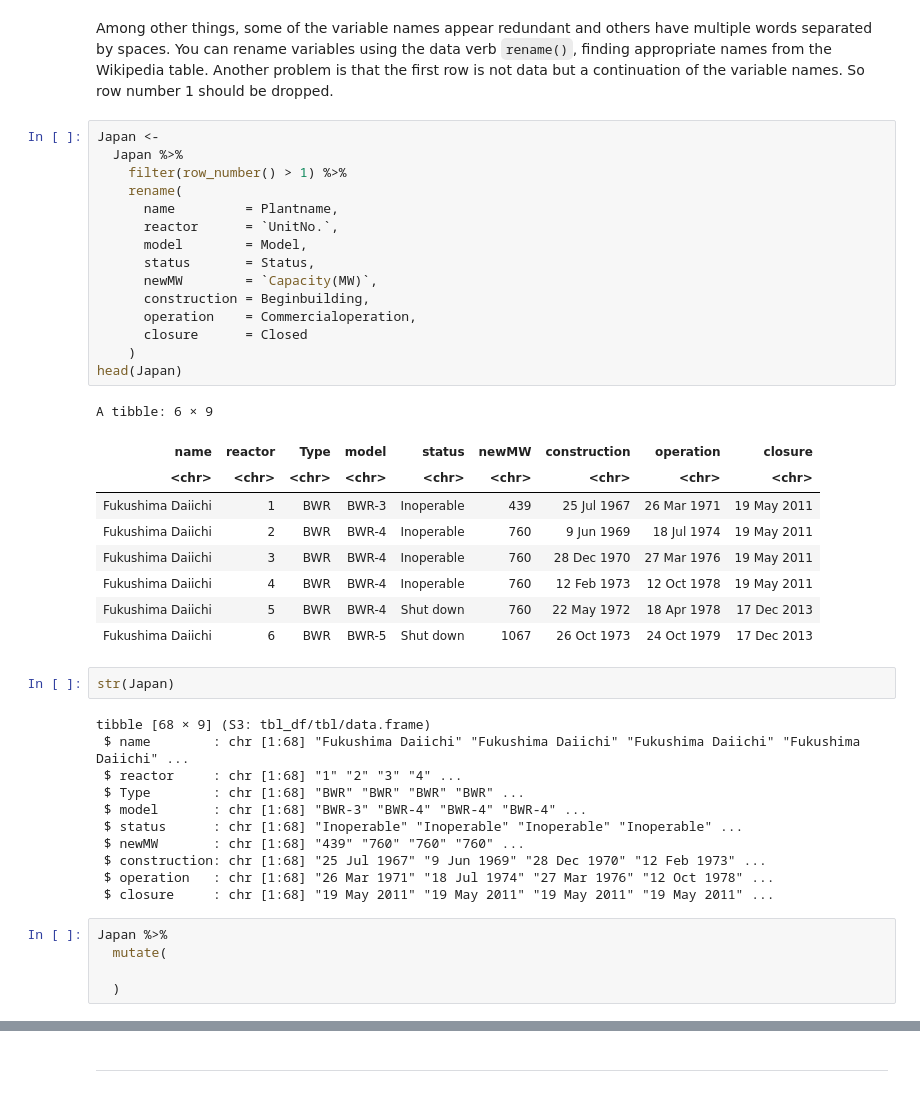
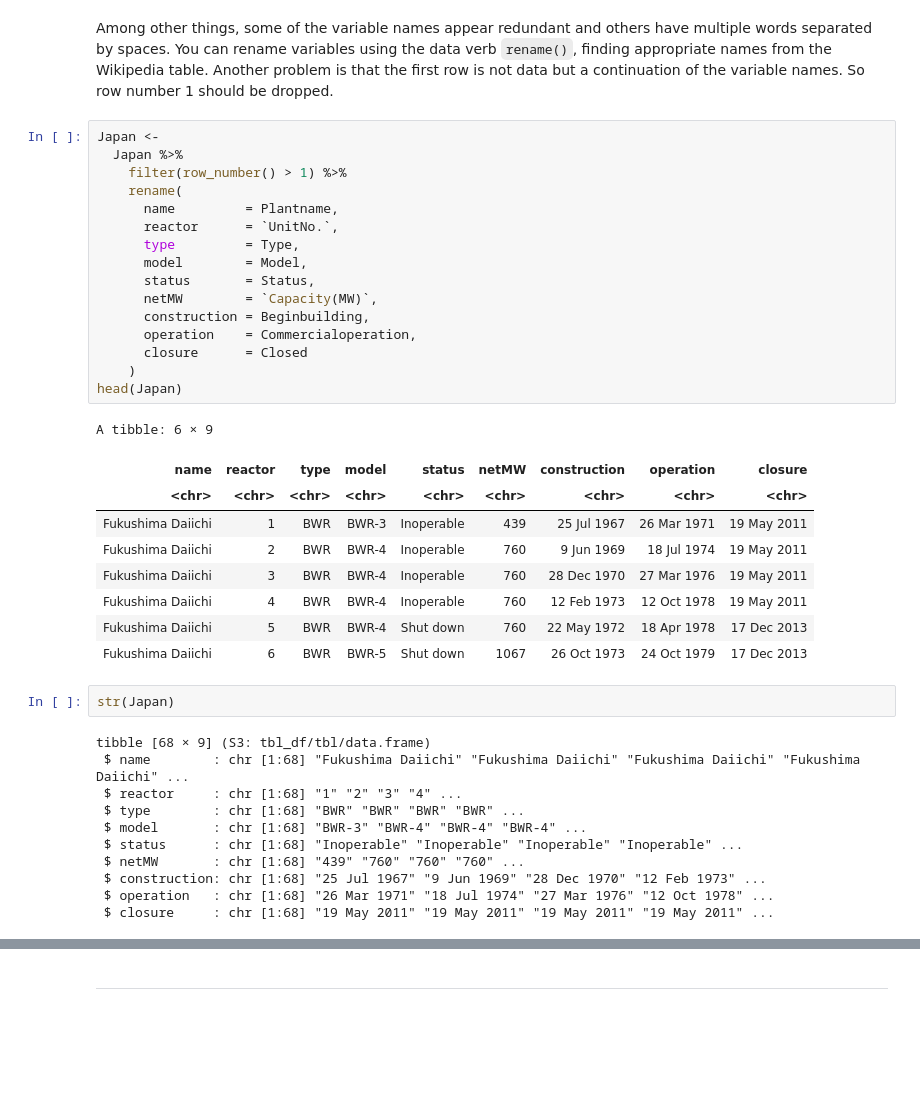
Before and after one commit to stat184-summer2023/a08-scraping-nuke-reactors-davefriedman01, a Jupyter notebook: A08.ipynb, the cells around one changed output, grey strips where cells are left out. Cells and saved outputs as stored; diff of their text form; blank space fills up the shorter version.

```diff
--- a/A08.ipynb
+++ b/A08.ipynb
@@ -83,21 +103,22 @@ Among other things, some of the variable names appear redundant and others have
 # %%
 Japan <-
   Japan %>%
     filter(row_number() > 1) %>%
     rename(
       name         = Plantname,
       reactor      = `UnitNo.`,
+      type         = Type,
       model        = Model,
       status       = Status,
-      newMW        = `Capacity(MW)`,
+      netMW        = `Capacity(MW)`,
       construction = Beginbuilding,
       operation    = Commercialoperation,
       closure      = Closed
     )
 head(Japan)
 # %% [output]
 A tibble: 6 × 9
-| name | reactor | Type | model | status | newMW | construction | operation | closure |
+| name | reactor | type | model | status | netMW | construction | operation | closure |
 | <chr> | <chr> | <chr> | <chr> | <chr> | <chr> | <chr> | <chr> | <chr> |
 | Fukushima Daiichi | 1 | BWR | BWR-3 | Inoperable | 439 | 25 Jul 1967 | 26 Mar 1971 | 19 May 2011 |
 | Fukushima Daiichi | 2 | BWR | BWR-4 | Inoperable | 760 | 9 Jun 1969 | 18 Jul 1974 | 19 May 2011 |
@@ -111,15 +132,10 @@ str(Japan)
 tibble [68 × 9] (S3: tbl_df/tbl/data.frame)
  $ name        : chr [1:68] "Fukushima Daiichi" "Fukushima Daiichi" "Fukushima Daiichi" "Fukushima Daiichi" ...
  $ reactor     : chr [1:68] "1" "2" "3" "4" ...
- $ Type        : chr [1:68] "BWR" "BWR" "BWR" "BWR" ...
+ $ type        : chr [1:68] "BWR" "BWR" "BWR" "BWR" ...
  $ model       : chr [1:68] "BWR-3" "BWR-4" "BWR-4" "BWR-4" ...
  $ status      : chr [1:68] "Inoperable" "Inoperable" "Inoperable" "Inoperable" ...
- $ newMW       : chr [1:68] "439" "760" "760" "760" ...
+ $ netMW       : chr [1:68] "439" "760" "760" "760" ...
  $ construction: chr [1:68] "25 Jul 1967" "9 Jun 1969" "28 Dec 1970" "12 Feb 1973" ...
  $ operation   : chr [1:68] "26 Mar 1971" "18 Jul 1974" "27 Mar 1976" "12 Oct 1978" ...
  $ closure     : chr [1:68] "19 May 2011" "19 May 2011" "19 May 2011" "19 May 2011" ...
-# %%
-Japan %>%
-  mutate(
-
-  )
```
Also changed, not shown: parts of 9 cells of this notebook, 2 other files.
